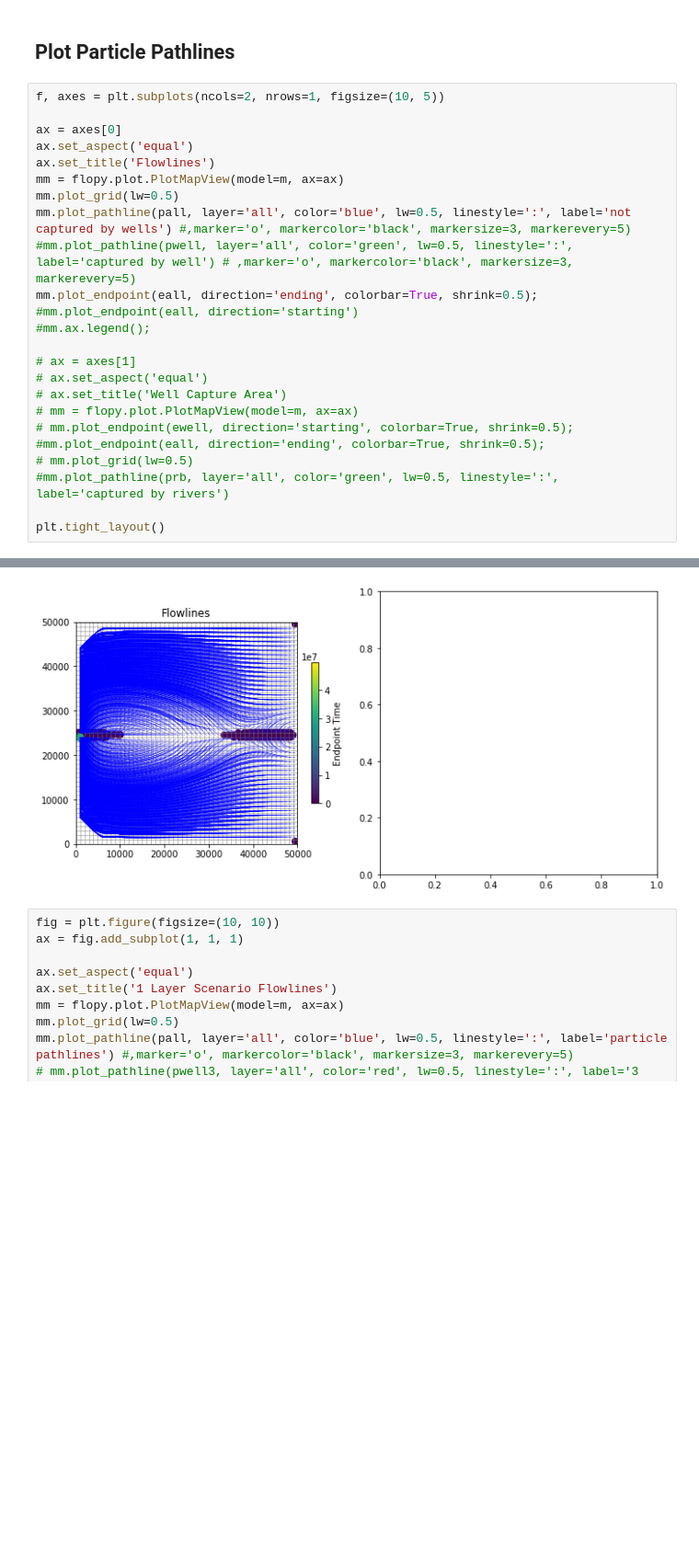
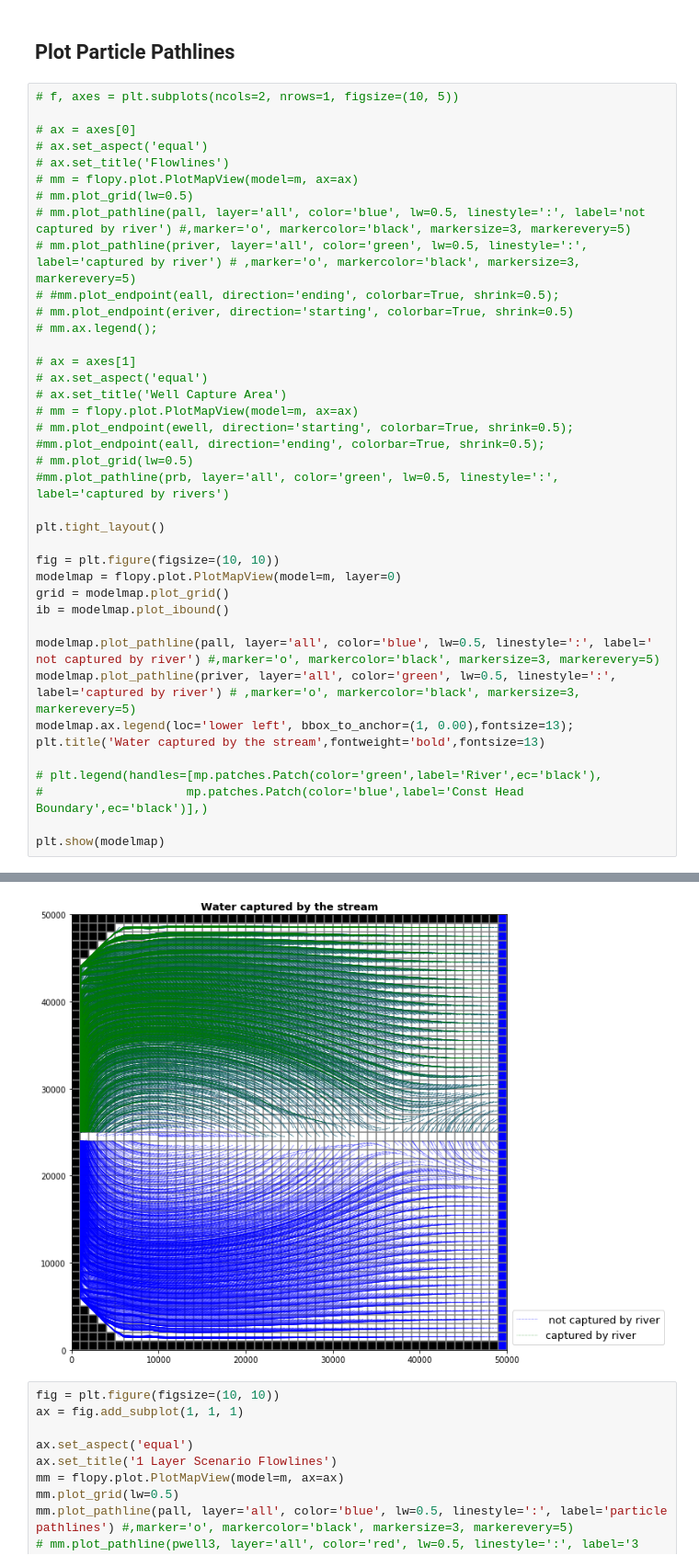
Before and after one commit to groundwater-modeling-Spring2020/FoE_Project, a Jupyter notebook: DanielleT_Notebooks/DanielleT_Scenario1/DanielleT_Scen1.ipynb, the cells around one changed output, grey strips where cells are left out. Shown at 92% size. Drawn from its saved outputs; the diff is of its cells as text; blank space fills up the shorter version.

```diff
--- a/DanielleT_Notebooks/DanielleT_Scenario1/DanielleT_Scen1.ipynb
+++ b/DanielleT_Notebooks/DanielleT_Scenario1/DanielleT_Scen1.ipynb
@@ -743,18 +743,18 @@ This is the way to access a row
 # %% [markdown]
 ## Plot Particle Pathlines
 # %%
-f, axes = plt.subplots(ncols=2, nrows=1, figsize=(10, 5))
+# f, axes = plt.subplots(ncols=2, nrows=1, figsize=(10, 5))
 
-ax = axes[0]
-ax.set_aspect('equal')
-ax.set_title('Flowlines')
-mm = flopy.plot.PlotMapView(model=m, ax=ax)
-mm.plot_grid(lw=0.5)
-mm.plot_pathline(pall, layer='all', color='blue', lw=0.5, linestyle=':', label='not captured by wells') #,marker='o', markercolor='black', markersize=3, markerevery=5)
-#mm.plot_pathline(pwell, layer='all', color='green', lw=0.5, linestyle=':', label='captured by well') # ,marker='o', markercolor='black', markersize=3, markerevery=5)
-mm.plot_endpoint(eall, direction='ending', colorbar=True, shrink=0.5);
-#mm.plot_endpoint(eall, direction='starting')
-#mm.ax.legend();
+# ax = axes[0]
+# ax.set_aspect('equal')
+# ax.set_title('Flowlines')
+# mm = flopy.plot.PlotMapView(model=m, ax=ax)
+# mm.plot_grid(lw=0.5)
+# mm.plot_pathline(pall, layer='all', color='blue', lw=0.5, linestyle=':', label='not captured by river') #,marker='o', markercolor='black', markersize=3, markerevery=5)
+# mm.plot_pathline(priver, layer='all', color='green', lw=0.5, linestyle=':', label='captured by river') # ,marker='o', markercolor='black', markersize=3, markerevery=5)
+# #mm.plot_endpoint(eall, direction='ending', colorbar=True, shrink=0.5);
+# mm.plot_endpoint(eriver, direction='starting', colorbar=True, shrink=0.5)
+# mm.ax.legend();
 
 # ax = axes[1]
 # ax.set_aspect('equal')
@@ -766,4 +766,19 @@ mm.plot_endpoint(eall, direction='ending', colorbar=True, shrink=0.5);
 #mm.plot_pathline(prb, layer='all', color='green', lw=0.5, linestyle=':', label='captured by rivers')
 
 plt.tight_layout()
+
+fig = plt.figure(figsize=(10, 10))
+modelmap = flopy.plot.PlotMapView(model=m, layer=0)
+grid = modelmap.plot_grid()
+ib = modelmap.plot_ibound()
+
+modelmap.plot_pathline(pall, layer='all', color='blue', lw=0.5, linestyle=':', label=' not captured by river') #,marker='o', markercolor='black', markersize=3, markerevery=5)
+modelmap.plot_pathline(priver, layer='all', color='green', lw=0.5, linestyle=':', label='captured by river') # ,marker='o', markercolor='black', markersize=3, markerevery=5)
+modelmap.ax.legend(loc='lower left', bbox_to_anchor=(1, 0.00),fontsize=13);
+plt.title('Water captured by the stream',fontweight='bold',fontsize=13)
+
+# plt.legend(handles=[mp.patches.Patch(color='green',label='River',ec='black'),
+#                    mp.patches.Patch(color='blue',label='Const Head Boundary',ec='black')],)
+
+plt.show(modelmap)
 # %% [output]
@@ -770,4 +786,4 @@ plt.tight_layout()
-[figure, old version]
+[figure, new version]
 # %%
 fig = plt.figure(figsize=(10, 10))
 ax = fig.add_subplot(1, 1, 1)
```
Also changed, not shown: parts of 4 cells of this notebook.
